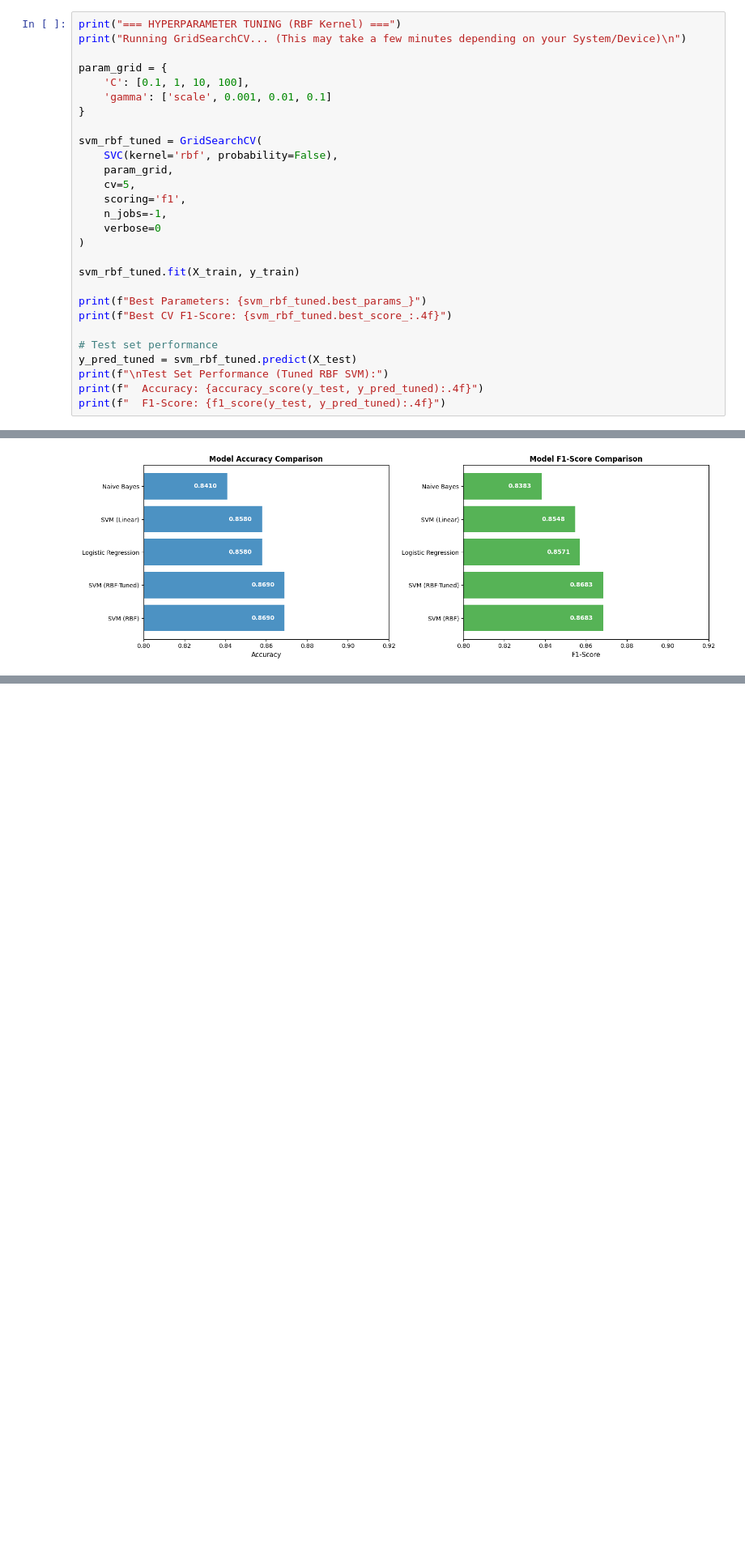
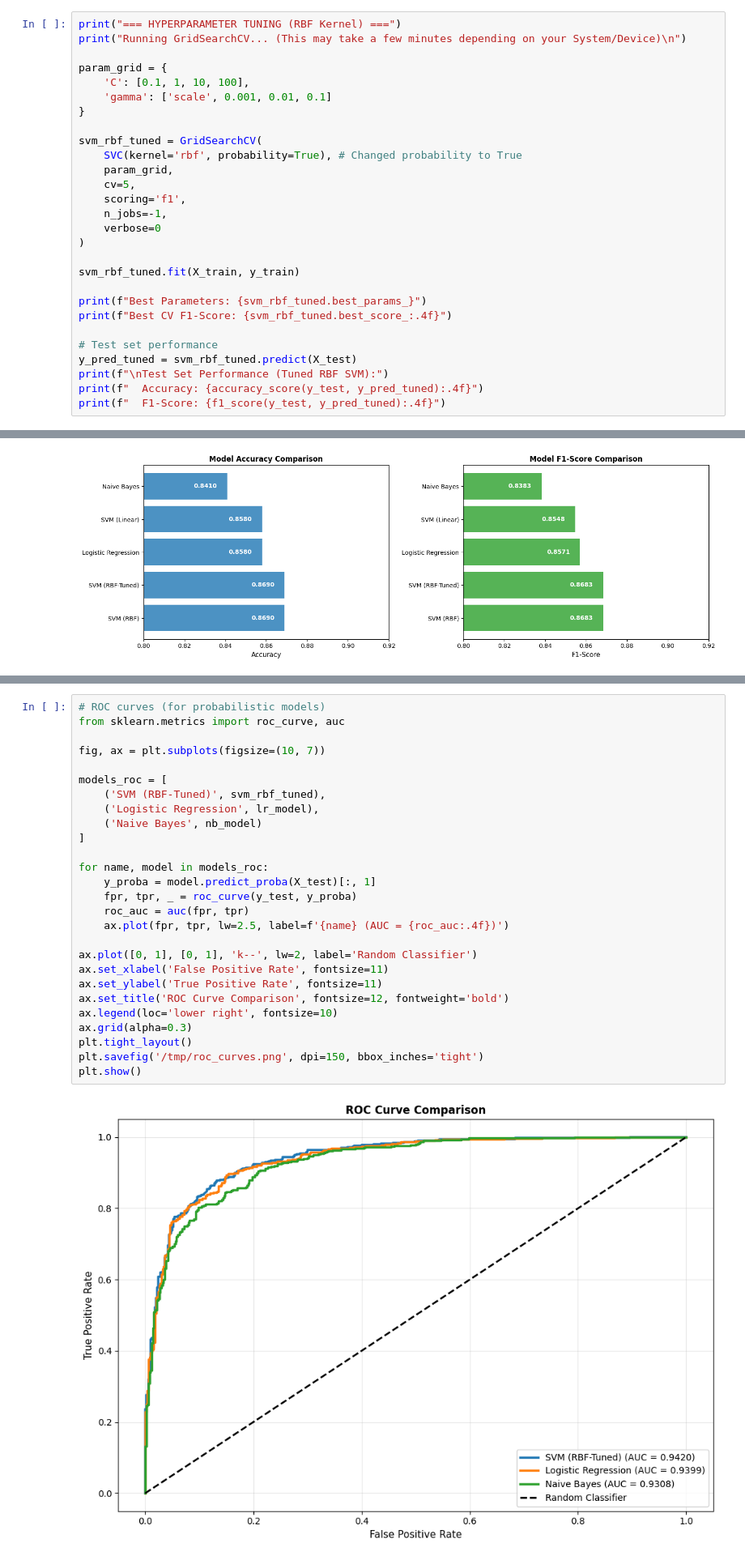
Before and after one commit to Dhrupad-05/Projects, a Jupyter notebook: Sentiment_Analysis_of_Movie_Reviews_using_SVM,_Logistic_Regression,_and_Naive_Bayes.ipynb, the cells around one changed output, grey strips where cells are left out. Shown at 81% size. Cells and saved outputs as stored; diff of their text form; blank space fills up the shorter version.

Commit message:
Predict Proba Enabled by initializing Probability=True & Error Analysis

```diff
--- a/Sentiment_Analysis_of_Movie_Reviews_using_SVM,_Logistic_Regression,_and_Naive_Bayes.ipynb
+++ b/Sentiment_Analysis_of_Movie_Reviews_using_SVM,_Logistic_Regression,_and_Naive_Bayes.ipynb
@@ -562,7 +562,7 @@ param_grid = {
 }
 
 svm_rbf_tuned = GridSearchCV(
-    SVC(kernel='rbf', probability=False),
+    SVC(kernel='rbf', probability=True), # Changed probability to True
     param_grid,
     cv=5,
     scoring='f1',
@@ -802,0 +805,29 @@ plt.show()
+# %%
+# ROC curves (for probabilistic models)
+from sklearn.metrics import roc_curve, auc
+
+fig, ax = plt.subplots(figsize=(10, 7))
+
+models_roc = [
+    ('SVM (RBF-Tuned)', svm_rbf_tuned),
+    ('Logistic Regression', lr_model),
+    ('Naive Bayes', nb_model)
+]
+
+for name, model in models_roc:
+    y_proba = model.predict_proba(X_test)[:, 1]
+    fpr, tpr, _ = roc_curve(y_test, y_proba)
+    roc_auc = auc(fpr, tpr)
+    ax.plot(fpr, tpr, lw=2.5, label=f'{name} (AUC = {roc_auc:.4f})')
+
+ax.plot([0, 1], [0, 1], 'k--', lw=2, label='Random Classifier')
+ax.set_xlabel('False Positive Rate', fontsize=11)
+ax.set_ylabel('True Positive Rate', fontsize=11)
+ax.set_title('ROC Curve Comparison', fontsize=12, fontweight='bold')
+ax.legend(loc='lower right', fontsize=10)
+ax.grid(alpha=0.3)
+plt.tight_layout()
+plt.savefig('/tmp/roc_curves.png', dpi=150, bbox_inches='tight')
+plt.show()
+# %% [output]
+[figure, added]
```
Also changed, not shown: parts of 4 cells of this notebook.
